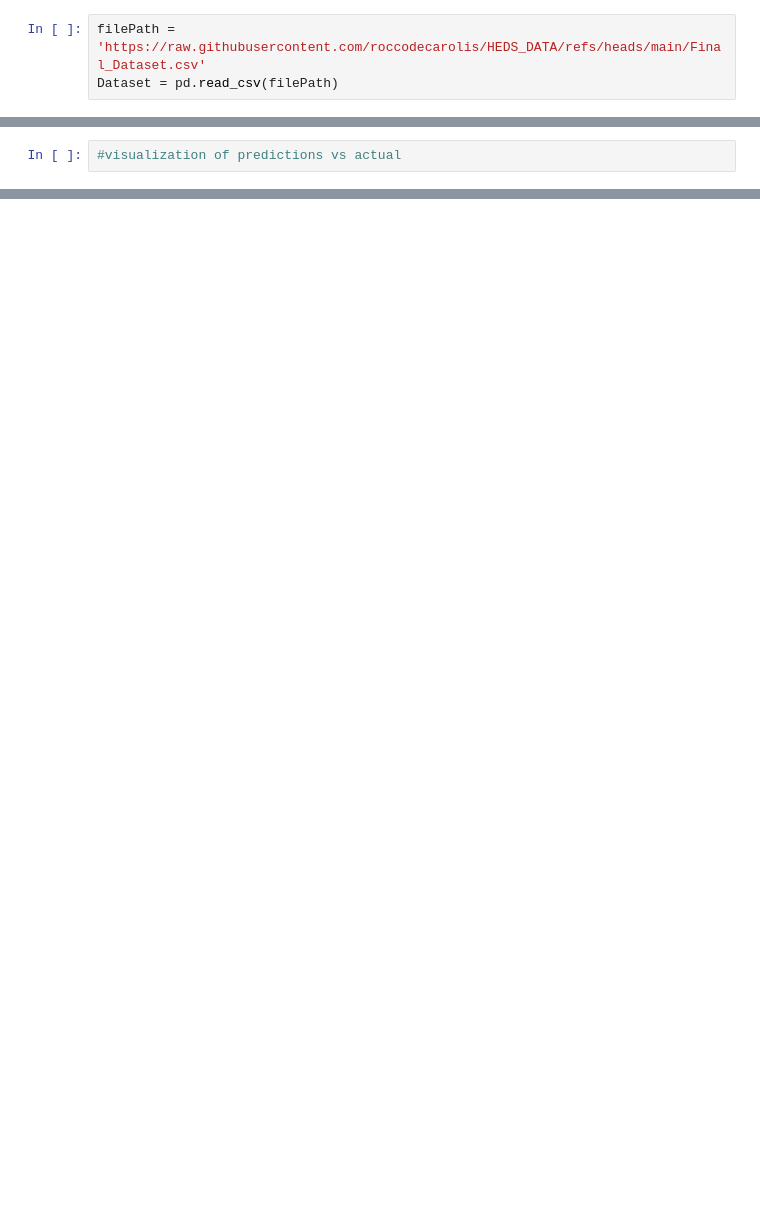
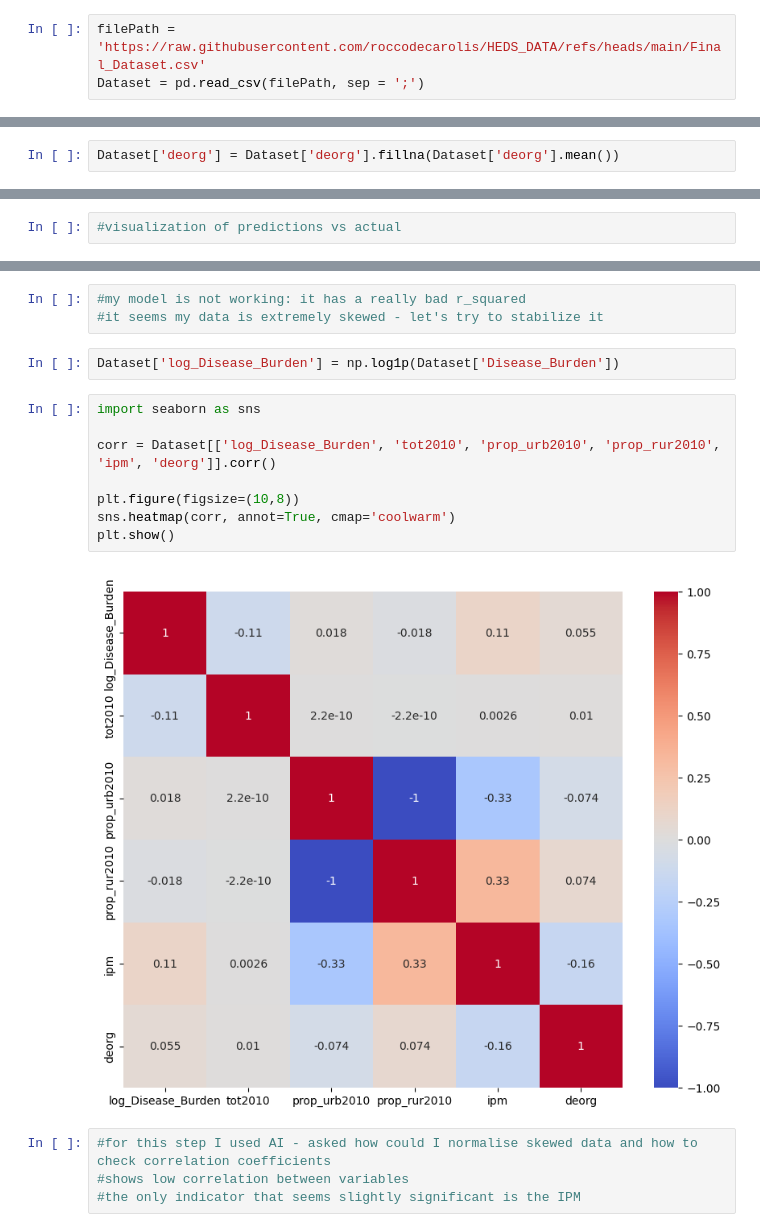
Before and after one commit to roccodecarolis/HEDS_DATA, a Jupyter notebook: HEDS_Data_Analysis_Regression_Model.ipynb, the cells around one changed output, grey strips where cells are left out. Drawn from its saved outputs; the diff is of its cells as text; blank space fills up the shorter version.

```diff
--- a/HEDS_Data_Analysis_Regression_Model.ipynb
+++ b/HEDS_Data_Analysis_Regression_Model.ipynb
@@ -17,6 +13,6 @@ import matplotlib.pyplot as plt
 #now import the previously cleaned Final Dataset from GitHub
 # %%
 filePath = 'https://raw.githubusercontent.com/roccodecarolis/HEDS_DATA/refs/heads/main/Final_Dataset.csv'
-Dataset = pd.read_csv(filePath)
+Dataset = pd.read_csv(filePath, sep = ';')
 # %%
 #explore data, check for anomalies and make some visualization
@@ -22,0 +59,2 @@ Dataset = pd.read_csv(filePath)
+# %%
+Dataset['deorg'] = Dataset['deorg'].fillna(Dataset['deorg'].mean())
@@ -38,0 +277,19 @@ Dataset = pd.read_csv(filePath)
+# %%
+#my model is not working: it has a really bad r_squared
+#it seems my data is extremely skewed - let's try to stabilize it
+# %%
+Dataset['log_Disease_Burden'] = np.log1p(Dataset['Disease_Burden'])
+# %%
+import seaborn as sns
+
+corr = Dataset[['log_Disease_Burden', 'tot2010', 'prop_urb2010', 'prop_rur2010', 'ipm', 'deorg']].corr()
+
+plt.figure(figsize=(10,8))
+sns.heatmap(corr, annot=True, cmap='coolwarm')
+plt.show()
+# %% [output]
+[figure, added]
+# %%
+#for this step I used AI - asked how could I normalise skewed data and how to check correlation coefficients
+#shows low correlation between variables
+#the only indicator that seems slightly significant is the IPM
```
Also changed, not shown: parts of 43 cells of this notebook.
